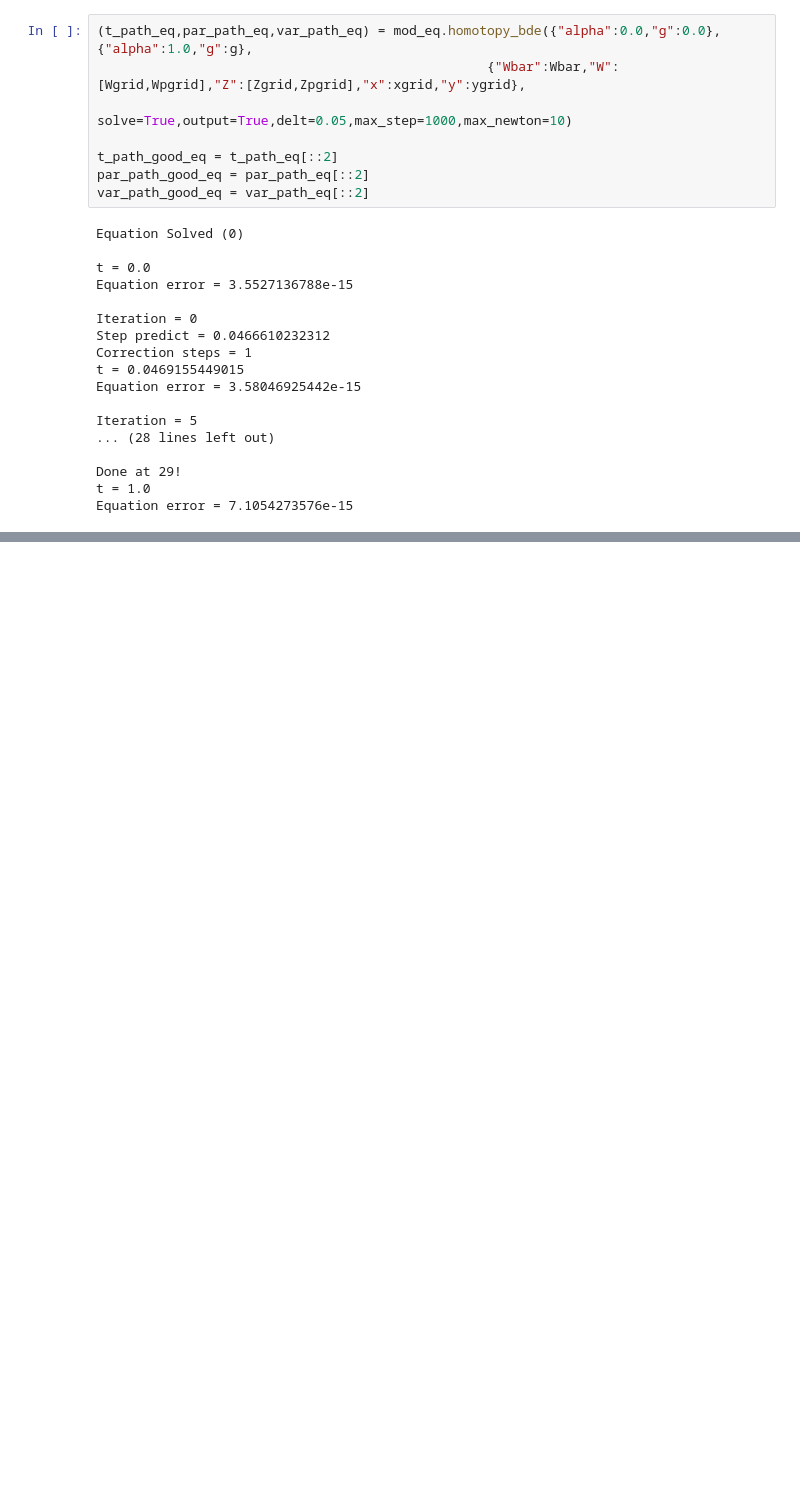
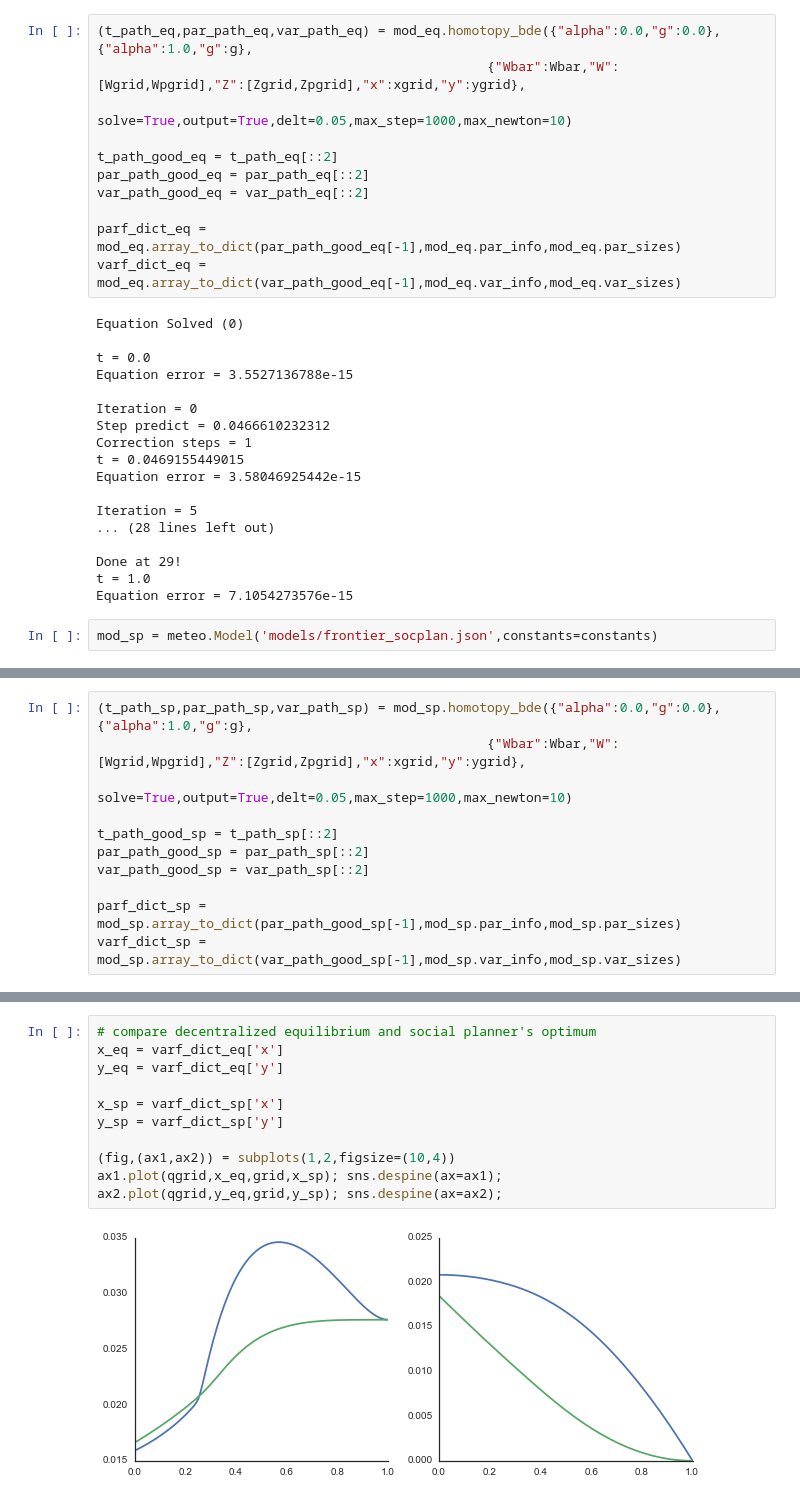
Before and after one commit to iamlemec/meteo, a Jupyter notebook: Frontier.ipynb, the cells around one changed output, grey strips where cells are left out. Cells and saved outputs as stored; diff of their text form; blank space fills up the shorter version.

Commit message:
frontier notebook

```diff
--- a/Frontier.ipynb
+++ b/Frontier.ipynb
@@ -46,6 +45,9 @@ Compiling...
 t_path_good_eq = t_path_eq[::2]
 par_path_good_eq = par_path_eq[::2]
 var_path_good_eq = var_path_eq[::2]
+
+parf_dict_eq = mod_eq.array_to_dict(par_path_good_eq[-1],mod_eq.par_info,mod_eq.par_sizes)
+varf_dict_eq = mod_eq.array_to_dict(var_path_good_eq[-1],mod_eq.var_info,mod_eq.var_sizes)
 # %% [output]
 Equation Solved (0)
 
@@ -64,3 +66,5 @@ Iteration = 5
 Done at 29!
 t = 1.0
 Equation error = 7.1054273576e-15
+# %%
+mod_sp = meteo.Model('models/frontier_socplan.json',constants=constants)
@@ -66,0 +73,11 @@ Equation error = 7.1054273576e-15
+# %%
+(t_path_sp,par_path_sp,var_path_sp) = mod_sp.homotopy_bde({"alpha":0.0,"g":0.0},{"alpha":1.0,"g":g},
+                                                  {"Wbar":Wbar,"W":[Wgrid,Wpgrid],"Z":[Zgrid,Zpgrid],"x":xgrid,"y":ygrid},
+                                                  solve=True,output=True,delt=0.05,max_step=1000,max_newton=10)
+
+t_path_good_sp = t_path_sp[::2]
+par_path_good_sp = par_path_sp[::2]
+var_path_good_sp = var_path_sp[::2]
+
+parf_dict_sp = mod_sp.array_to_dict(par_path_good_sp[-1],mod_sp.par_info,mod_sp.par_sizes)
+varf_dict_sp = mod_sp.array_to_dict(var_path_good_sp[-1],mod_sp.var_info,mod_sp.var_sizes)
@@ -66,0 +102,13 @@ Equation error = 7.1054273576e-15
+# %%
+# compare decentralized equilibrium and social planner's optimum
+x_eq = varf_dict_eq['x']
+y_eq = varf_dict_eq['y']
+
+x_sp = varf_dict_sp['x']
+y_sp = varf_dict_sp['y']
+
+(fig,(ax1,ax2)) = subplots(1,2,figsize=(10,4))
+ax1.plot(qgrid,x_eq,grid,x_sp); sns.despine(ax=ax1);
+ax2.plot(qgrid,y_eq,grid,y_sp); sns.despine(ax=ax2);
+# %% [output]
+[figure, added]
```
Also changed, not shown: parts of 6 cells of this notebook, 4 other files.
